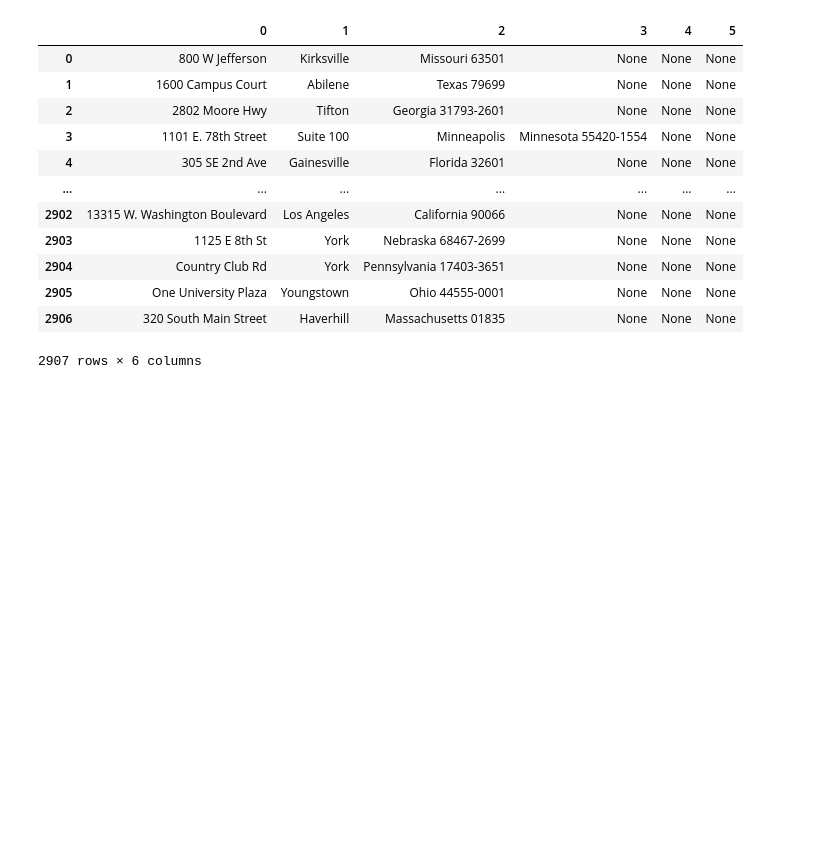
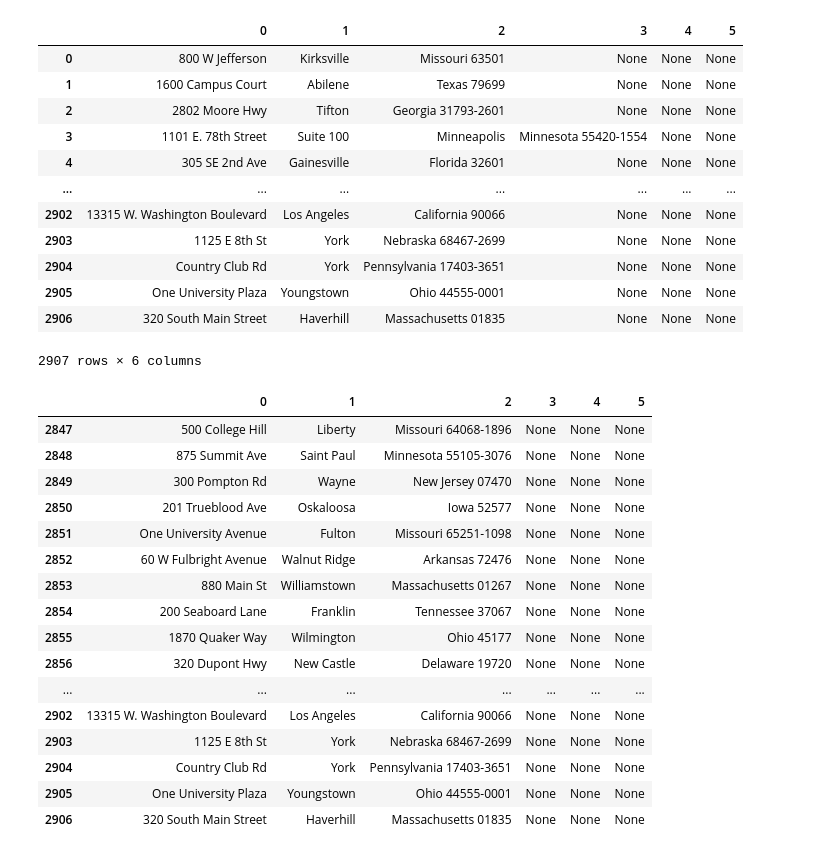
Before and after one commit to MarilynSasha/university, a Jupyter notebook: university7.22.20.ipynb, the cells around one changed output. Cells and saved outputs as stored; diff of their text form; code cells hidden in the pictures; blank space fills up the shorter version.

```diff
--- a/university7.22.20.ipynb
+++ b/university7.22.20.ipynb
@@ -112,3 +112,23 @@ addresses
 | 2905 | One University Plaza | Youngstown | Ohio 44555-0001 | None | None | None |
 | 2906 | 320 South Main Street | Haverhill | Massachusetts 01835 | None | None | None |
 2907 rows × 6 columns
+# %%
+addresses.tail(60)
+# %% [output]
+|  | 0 | 1 | 2 | 3 | 4 | 5 |
+| 2847 | 500 College Hill | Liberty | Missouri 64068-1896 | None | None | None |
+| 2848 | 875 Summit Ave | Saint Paul | Minnesota 55105-3076 | None | None | None |
+| 2849 | 300 Pompton Rd | Wayne | New Jersey 07470 | None | None | None |
+| 2850 | 201 Trueblood Ave | Oskaloosa | Iowa 52577 | None | None | None |
+| 2851 | One University Avenue | Fulton | Missouri 65251-1098 | None | None | None |
+| 2852 | 60 W Fulbright Avenue | Walnut Ridge | Arkansas 72476 | None | None | None |
+| 2853 | 880 Main St | Williamstown | Massachusetts 01267 | None | None | None |
+| 2854 | 200 Seaboard Lane | Franklin | Tennessee 37067 | None | None | None |
+| 2855 | 1870 Quaker Way | Wilmington | Ohio 45177 | None | None | None |
+| 2856 | 320 Dupont Hwy | New Castle | Delaware 19720 | None | None | None |
+| ... | ... | ... | ... | ... | ... | ... |
+| 2902 | 13315 W. Washington Boulevard | Los Angeles | California 90066 | None | None | None |
+| 2903 | 1125 E 8th St | York | Nebraska 68467-2699 | None | None | None |
+| 2904 | Country Club Rd | York | Pennsylvania 17403-3651 | None | None | None |
+| 2905 | One University Plaza | Youngstown | Ohio 44555-0001 | None | None | None |
+| 2906 | 320 South Main Street | Haverhill | Massachusetts 01835 | None | None | None |
```
Also changed, not shown: parts of 3 cells of this notebook.
